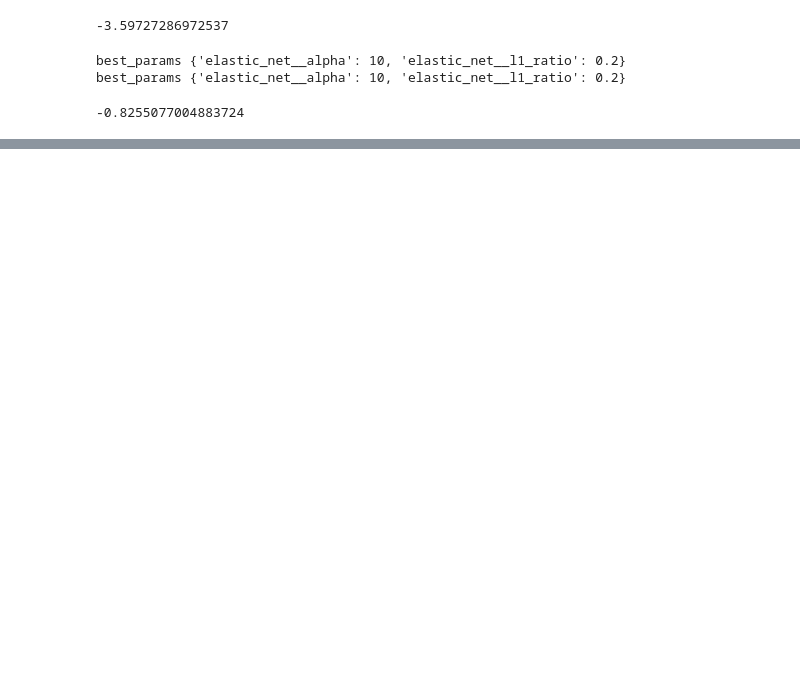
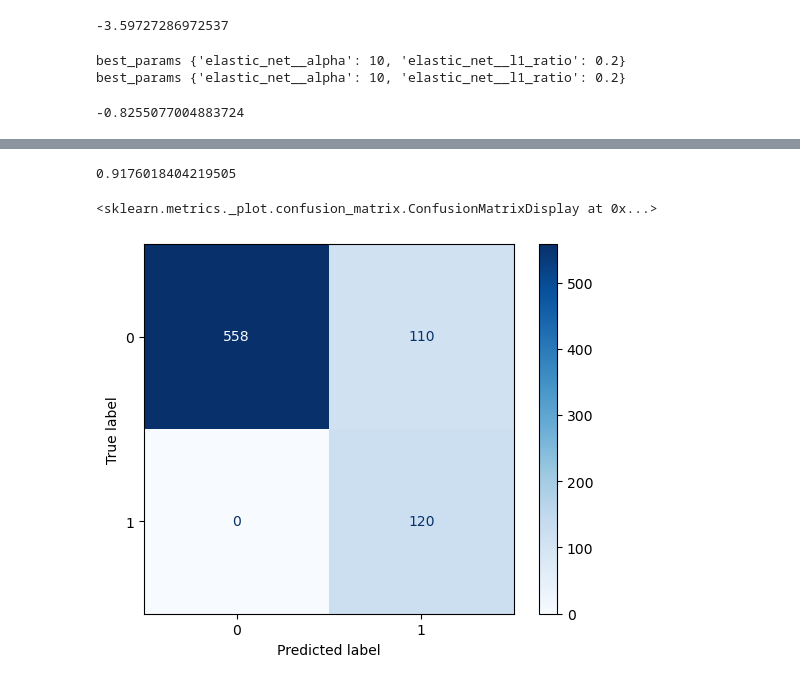
Before and after one commit to okhanson/GSB_544_ML, a Jupyter notebook: Project Subway Delays.ipynb, the cells around one changed output, grey strips where cells are left out. Saved outputs shown, nothing was run; the diff lists cells and outputs as text; code cells hidden in the pictures; blank space fills up the shorter version.

Commit message:
Knn binary classification
includes solid roc_auc (needs to be checked) and confusion matrix for knn classification model.

```diff
--- a/Project Subway Delays.ipynb
+++ b/Project Subway Delays.ipynb
@@ -367,6 +367,7 @@ merge2v1
 # Part 3: Preliminary Models
 # %%
 merge2v1_clean = merge2v1.dropna()
+merge2v1_clean['OTP (Terminal) - 1 Line'] = pd.to_numeric(merge2v1_clean['OTP (Terminal) - 1 Line'], errors='coerce')
 
 X = merge2v1_clean[['Customer Injury Rate - Subways', 'Elevator Availability - Subways',
               'Employee Lost Time Rate', 'Escalator Availability - Subways',
@@ -387,6 +388,7 @@ ct = ColumnTransformer(
   remainder = "passthrough"
 )
 
+#Linear Regression
 lr_pipeline = Pipeline(
   [("preprocessing", ct),
   ("linear_regression", LinearRegression())]
@@ -419,3 +427,12 @@ en_cv = cross_val_score(elastic_net_pipeline, X, y, cv = 5, scoring = "r2")
 en_cv.mean()
 # %% [output]
 -0.8255077004883724
+# %%
+#KNN: binary classsification
+
+merge2v1_clean['y_binary'] = (merge2v1_clean['OTP (Terminal) - W Line'] >= 0).astype(int)
+
+knn_pipeline = Pipeline(
+    [("preprocessing", ct),
+     ("knn", KNeighborsClassifier())]
+).set_output(transform="pandas")
@@ -421,0 +449,9 @@ en_cv.mean()
+# %%
+param_grid1 = {
+    "knn__n_neighbors": [2, 5, 8, 10, 15, 18, 20, 25, 30, 35, 40, 45, 50, 55, 60, 100]
+}
+
+knn_grid_search = GridSearchCV(knn_pipeline, param_grid1, cv=5, scoring='roc_auc')
+
+knn_grid_search.fit(X, y_binary)
+print("best_params", knn_grid_search.best_params_)
@@ -421,0 +478,21 @@ en_cv.mean()
+# %%
+knn_pipeline.set_params(knn__n_neighbors = 2)
+
+y_binary = merge2v1_clean['y_binary']
+knn_cv = cross_val_score(knn_pipeline, X, y_binary, cv=5, scoring="roc_auc")
+knn_cv.mean()
+# %% [output]
+0.9176018404219505
+# %%
+#knn Confusion Matrix
+from sklearn.metrics import confusion_matrix, ConfusionMatrixDisplay
+
+y_pred1 = cross_val_predict(knn_pipeline, X, y_binary, cv=5)
+cm = confusion_matrix(y_binary, y_pred1)
+
+cm_display = ConfusionMatrixDisplay(confusion_matrix=cm, display_labels=[0, 1])
+cm_display.plot(cmap='Blues', values_format='d')
+cm_display
+# %% [output]
+<sklearn.metrics._plot.confusion_matrix.ConfusionMatrixDisplay at 0x...>
+[figure, added]
```
Also changed, not shown: parts of 5 cells of this notebook.
